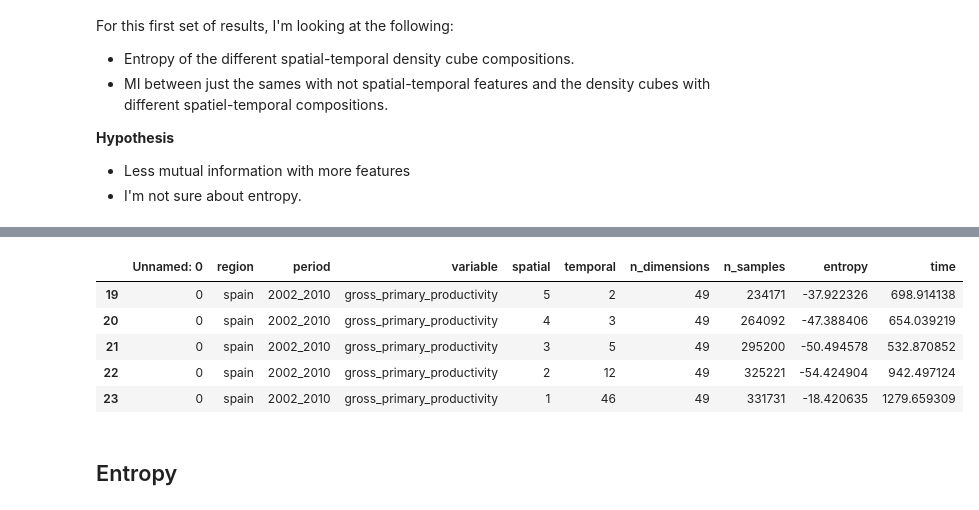
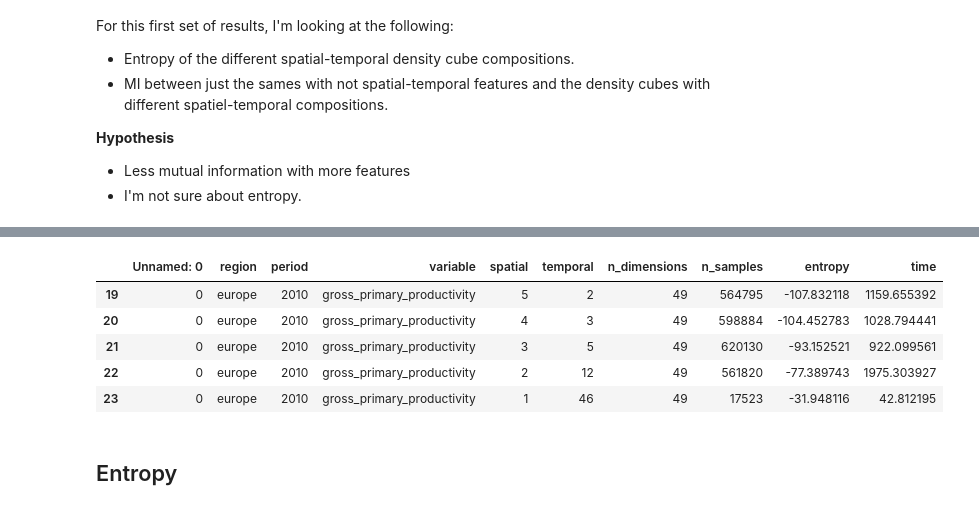
Before and after one commit to jejjohnson/rbig_eo, a Jupyter notebook: notebooks/spatial_temporal/4.1_infoearth_viz_entropy.ipynb, the cells around one changed output, grey strips where cells are left out. Saved outputs shown, nothing was run; the diff lists cells and outputs as text; code cells hidden in the pictures.

```diff
--- a/notebooks/spatial_temporal/4.1_infoearth_viz_entropy.ipynb
+++ b/notebooks/spatial_temporal/4.1_infoearth_viz_entropy.ipynb
@@ -103,20 +105,20 @@ v0_spain_lst_2010.csv       v0_spain_sm_2010.csv
 # %%
-region = "spain"
-period = "2002_2010"
+region = "europe"
+period = "2010"
 variable = "gpp"
 save_name = f"{region}_{variable}_{period}"
 
 # read csv file
 results_df = pd.read_csv(str(RES_PATH.joinpath(f'v0_{save_name}.csv')))
 results_df['n_dimensions'][results_df['n_dimensions'] == 46] = 49
 results_df.tail()
 # %% [output]
 |  | Unnamed: 0 | region | period | variable | spatial | temporal | n_dimensions | n_samples | entropy | time |
-| 19 | 0 | spain | 2002_2010 | gross_primary_productivity | 5 | 2 | 49 | 234171 | -37.922326 | 698.914138 |
-| 20 | 0 | spain | 2002_2010 | gross_primary_productivity | 4 | 3 | 49 | 264092 | -47.388406 | 654.039219 |
-| 21 | 0 | spain | 2002_2010 | gross_primary_productivity | 3 | 5 | 49 | 295200 | -50.494578 | 532.870852 |
-| 22 | 0 | spain | 2002_2010 | gross_primary_productivity | 2 | 12 | 49 | 325221 | -54.424904 | 942.497124 |
-| 23 | 0 | spain | 2002_2010 | gross_primary_productivity | 1 | 46 | 49 | 331731 | -18.420635 | 1279.659309 |
+| 19 | 0 | europe | 2010 | gross_primary_productivity | 5 | 2 | 49 | 564795 | -107.832118 | 1159.655392 |
+| 20 | 0 | europe | 2010 | gross_primary_productivity | 4 | 3 | 49 | 598884 | -104.452783 | 1028.794441 |
+| 21 | 0 | europe | 2010 | gross_primary_productivity | 3 | 5 | 49 | 620130 | -93.152521 | 922.099561 |
+| 22 | 0 | europe | 2010 | gross_primary_productivity | 2 | 12 | 49 | 561820 | -77.389743 | 1975.303927 |
+| 23 | 0 | europe | 2010 | gross_primary_productivity | 1 | 46 | 49 | 17523 | -31.948116 | 42.812195 |
 # %% [markdown]
 ## Entropy
 # %%
```
Also changed, not shown: parts of 4 cells of this notebook, 13 other files.
